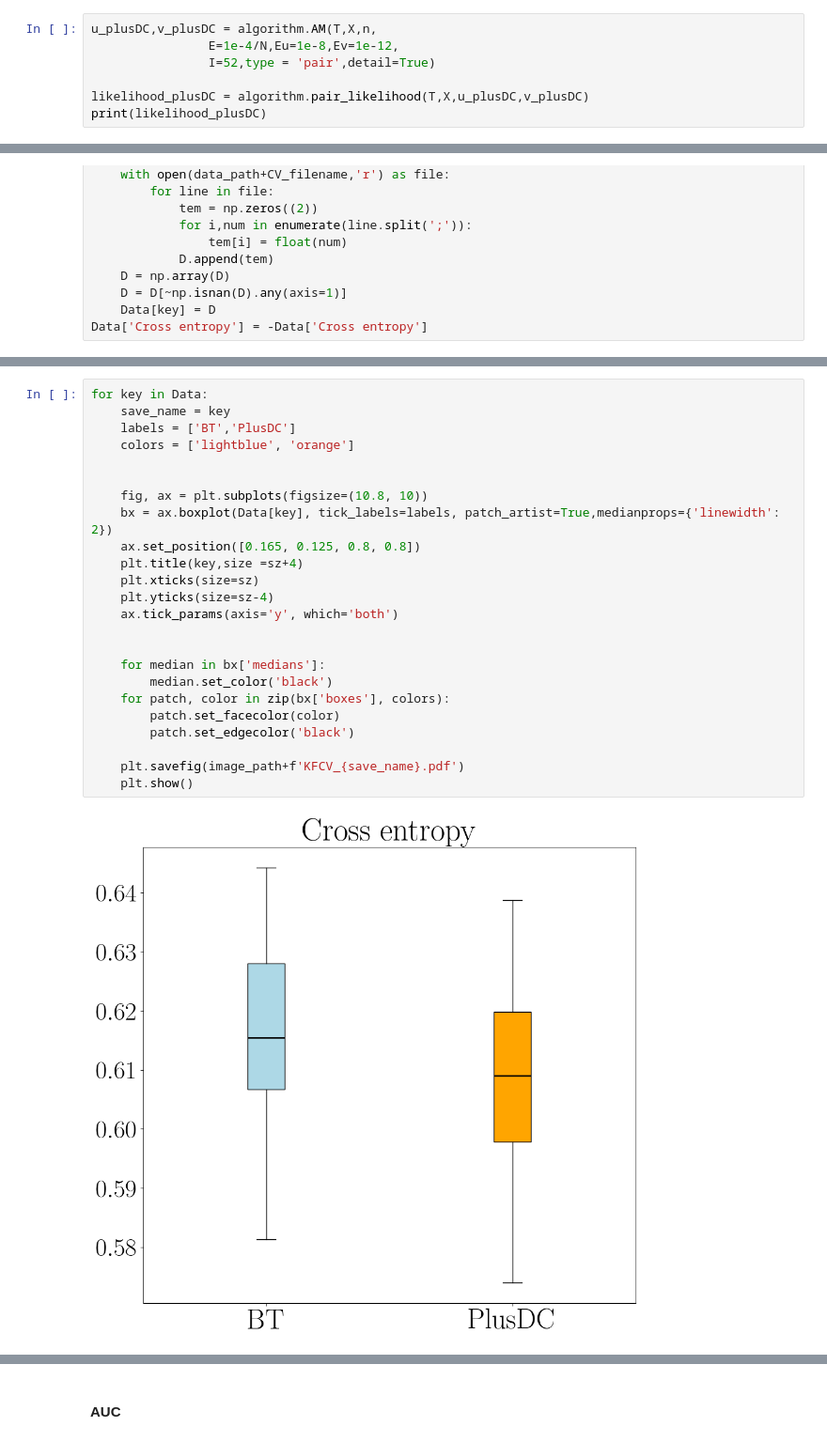
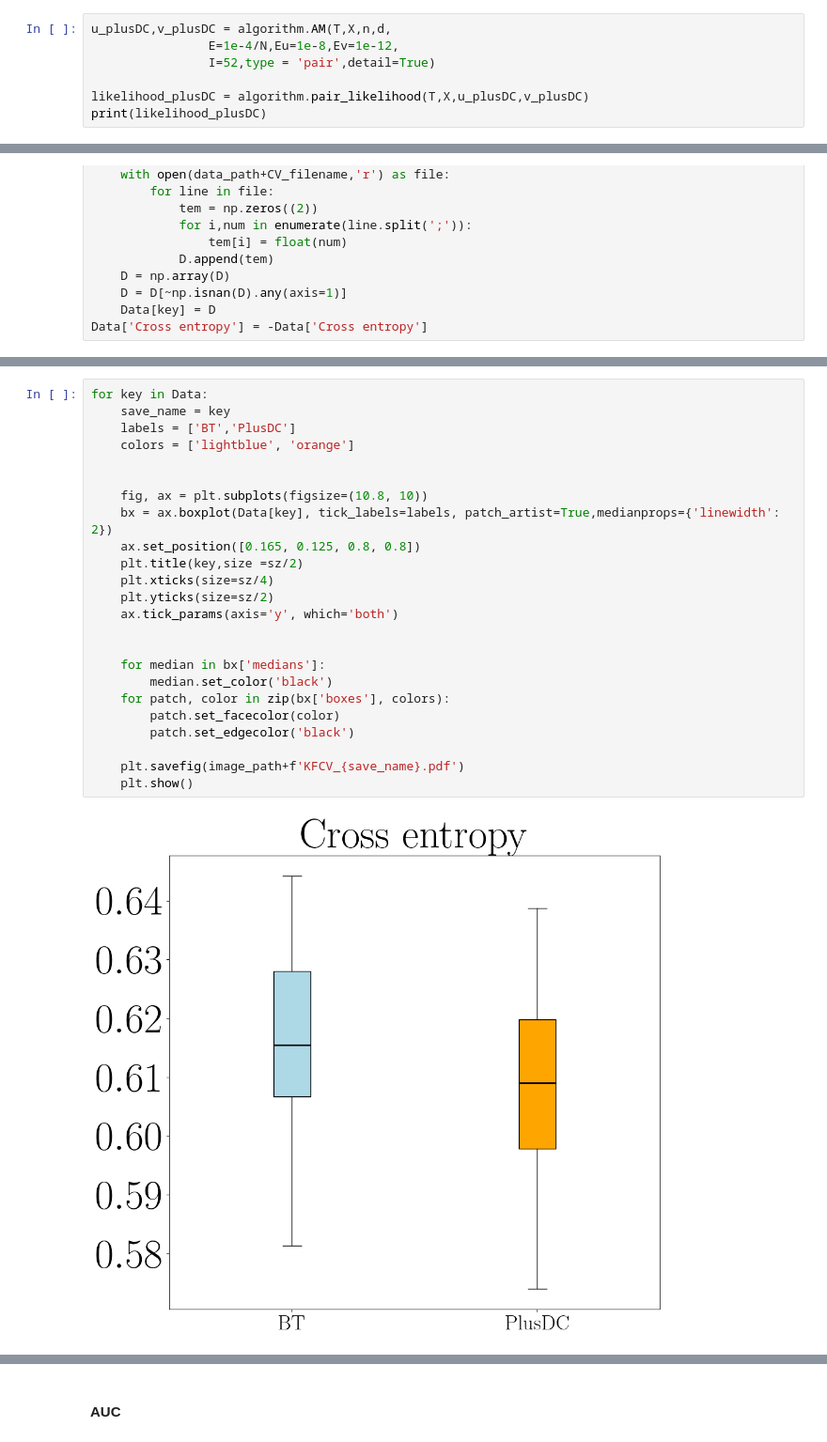
Before and after one commit to PinjunD/Statistical-ranking-with-dynamic-covariate, a Jupyter notebook: tennis.ipynb, the cells around one changed output, grey strips where cells are left out. Shown at 94% size. Cells and saved outputs as stored; diff of their text form.

```diff
--- a/tennis.ipynb
+++ b/tennis.ipynb
@@ -154,7 +154,7 @@ selected subset: (0, 1, 2, 4)
 # %% [markdown]
 PlusDC
 # %%
-u_plusDC,v_plusDC = algorithm.AM(T,X,n,
+u_plusDC,v_plusDC = algorithm.AM(T,X,n,d,
                 E=1e-4/N,Eu=1e-8,Ev=1e-12,
                 I=52,type = 'pair',detail=True)
 
@@ -564,26 +557,26 @@ plt.show()
 # %%
 for key in Data:
     save_name = key
     labels = ['BT','PlusDC']
     colors = ['lightblue', 'orange']
 
 
     fig, ax = plt.subplots(figsize=(10.8, 10))
     bx = ax.boxplot(Data[key], tick_labels=labels, patch_artist=True,medianprops={'linewidth': 2})
     ax.set_position([0.165, 0.125, 0.8, 0.8])
-    plt.title(key,size =sz+4)
-    plt.xticks(size=sz)
-    plt.yticks(size=sz-4)
+    plt.title(key,size =sz/2)
+    plt.xticks(size=sz/4)
+    plt.yticks(size=sz/2)
     ax.tick_params(axis='y', which='both')
 
 
     for median in bx['medians']:
         median.set_color('black')
     for patch, color in zip(bx['boxes'], colors):
         patch.set_facecolor(color)
         patch.set_edgecolor('black')
 
     plt.savefig(image_path+f'KFCV_{save_name}.pdf')
     plt.show()
 # %% [output]
-[figure, old version]
+[figure, new version]
```
Also changed, not shown: parts of 8 cells of this notebook, 24 other files.
